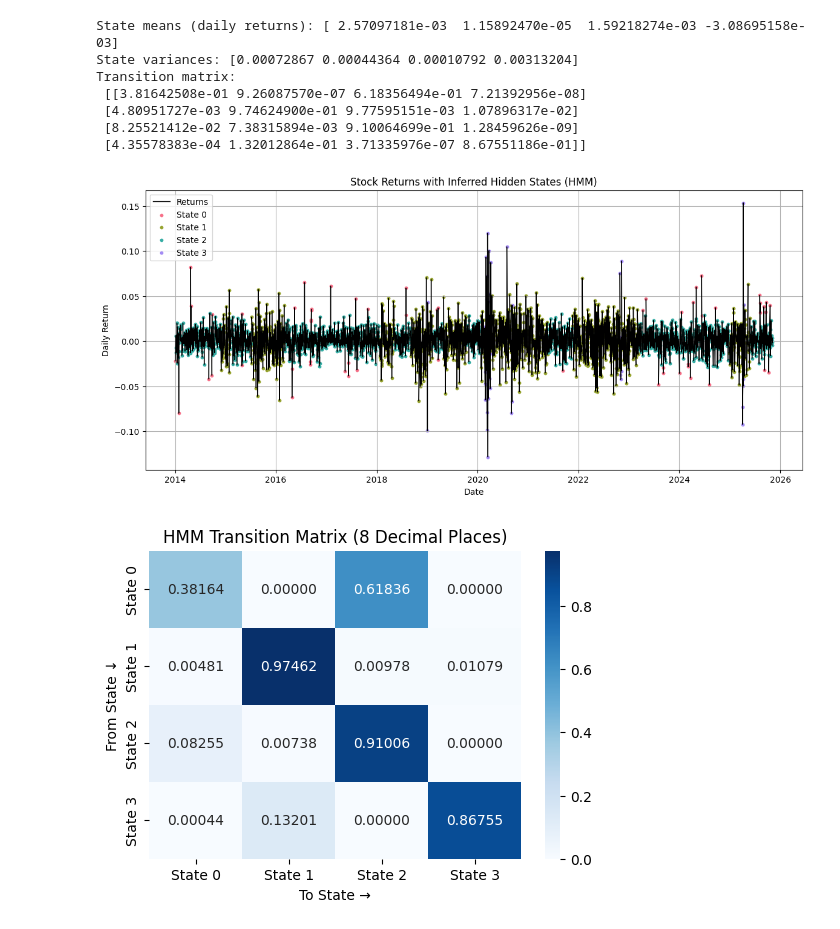
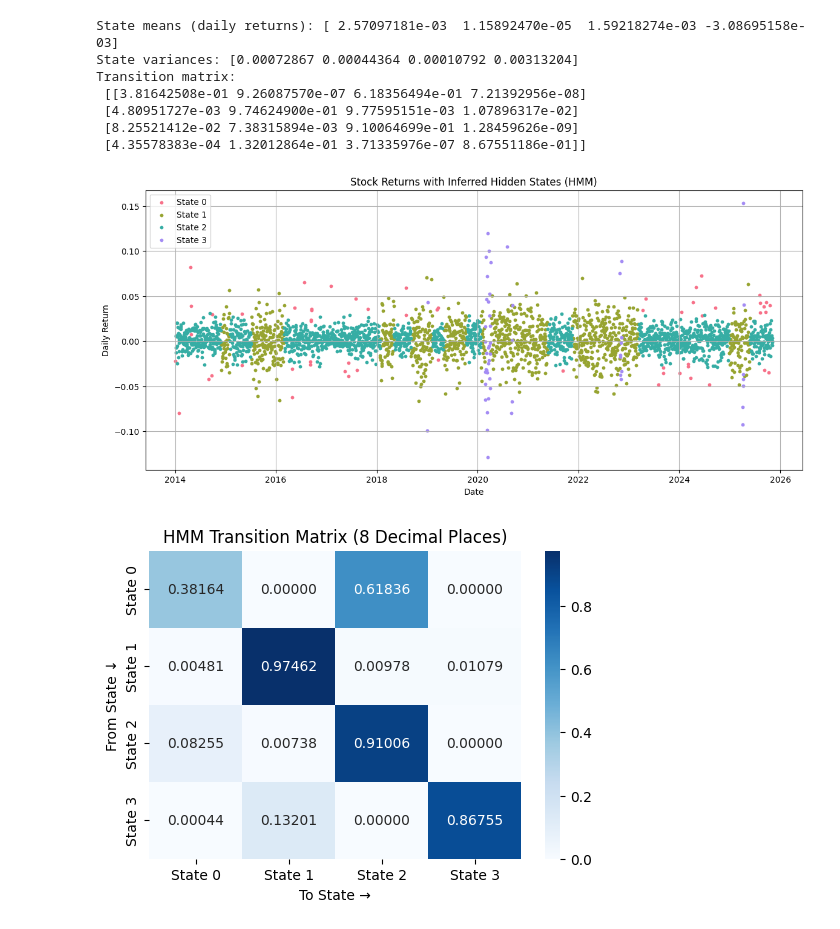
Before and after one commit to gungunagarwal19/AI_CS307, a Jupyter notebook: Week5/MENACE.ipynb, the cells around one changed output. Drawn from its saved outputs; the diff is of its cells as text; code cells hidden in the pictures.

```diff
--- a/Week5/MENACE.ipynb
+++ b/Week5/MENACE.ipynb
@@ -353,31 +353,31 @@ Transition matrix:
 # %%
 import matplotlib.pyplot as plt
 import seaborn as sns
 
 # Create color palette for hidden states
 num_states = best_model.n_components
 palette = sns.color_palette("husl", num_states)
 
 plt.figure(figsize=(14, 6))
 
-# Plot returns
-plt.plot(df_states.index, df_states['return'], color='black', linewidth=1.0, label='Returns')
+# # Plot returns
+# plt.plot(df_states.index, df_states['return'], color='black', linewidth=1.0, label='Returns')
 
 # Color regions by hidden state
 for i, state in enumerate(range(num_states)):
     state_mask = df_states['state'] == state
     plt.scatter(df_states.index[state_mask],
                 df_states['return'][state_mask],
                 s=10, color=palette[i], label=f'State {state}')
 
 plt.title("Stock Returns with Inferred Hidden States (HMM)")
 plt.xlabel("Date")
 plt.ylabel("Daily Return")
 plt.legend()
 plt.grid(True)
 plt.show()
 # %% [output]
-[figure, old version]
+[figure, new version]
 # %%
 transmat_8 = np.round(best_model.transmat_, 8)
 # %%
```
Also changed, not shown: parts of 1 cell of this notebook.
